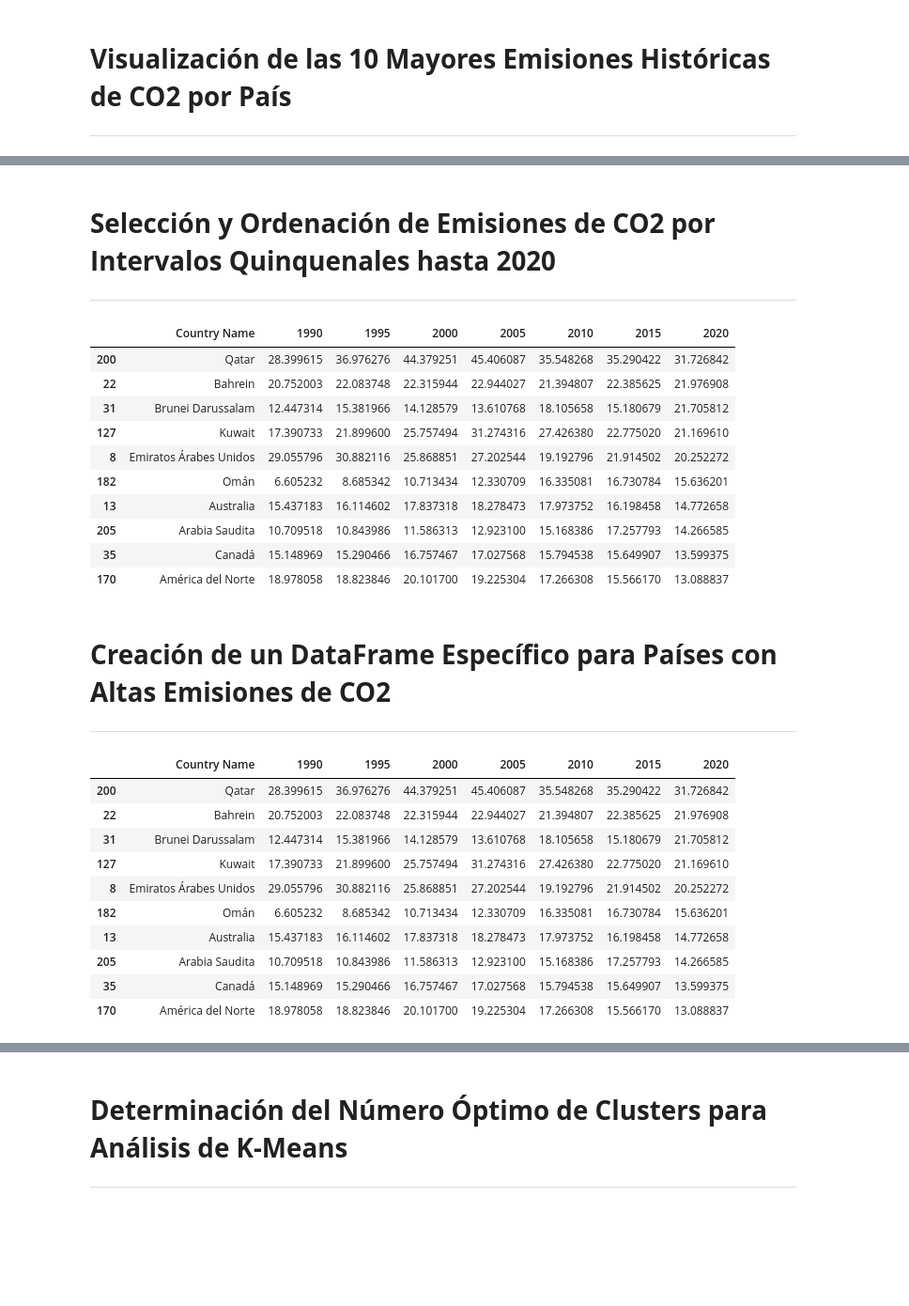
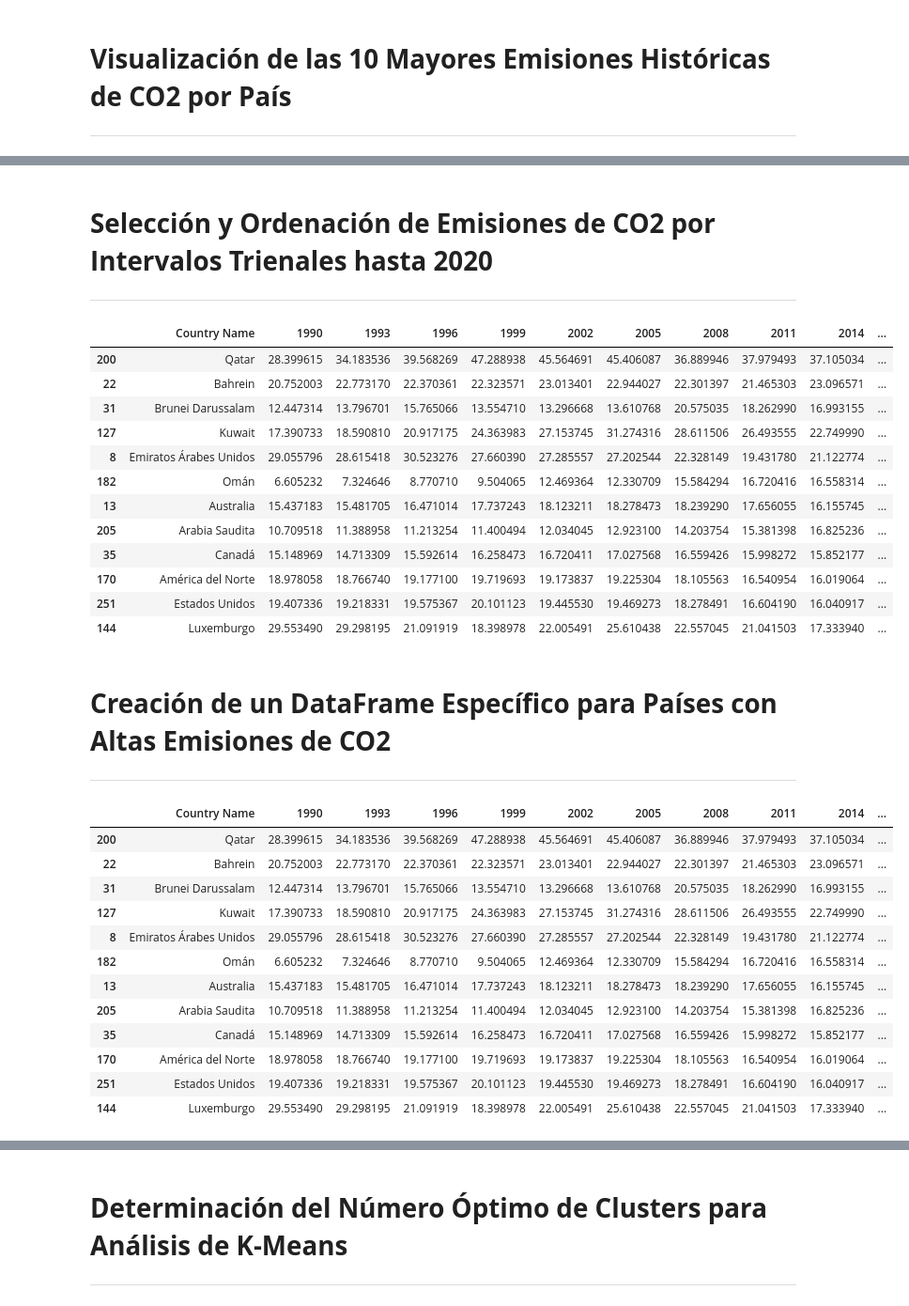
Before and after one commit to AndreesFernandes/Proyecto_Final-BD-ML-, a Jupyter notebook: Proyecto_Final.ipynb, the cells around one changed output, grey strips where cells are left out. Shown at 94% size. Drawn from its saved outputs; the diff is of its cells as text; code cells hidden in the pictures; blank space fills up the shorter version.

```diff
--- a/Proyecto_Final.ipynb
+++ b/Proyecto_Final.ipynb
@@ -176,40 +176,43 @@ fig.show()
 # %% [output]
 [interactive output not drawn]
 # %% [markdown]
-# **Selección y Ordenación de Emisiones de CO2 por Intervalos Quinquenales hasta 2020**
+# **Selección y Ordenación de Emisiones de CO2 por Intervalos Trienales hasta 2020**
 
 ---
 # %%
-# Seleccionamos los años con un intervalo de 5 desde 1990 hasta 2020
-años_seleccionados = ["1990", "1995", "2000", "2005", "2010", "2015", "2020"]
+# Seleccionamos los años con un intervalo de 3 desde 1990 hasta 2020
+años_seleccionados = ["1990", "1993", "1996", "1999", "2002", "2005", "2008", "2011", "2014", "2017", "2020"]
 
 # Incluimos la columna 'Country Name' y los años seleccionados en el DataFrame
 df_reducido = df[["Country Name"] + años_seleccionados]
 
 # Ordenamos los datos por las emisiones del último año seleccionado (2020) en orden descendente
 df_reducido = df_reducido.sort_values(by='2020', ascending=False)
 
 # Mostramos los 10 países con mayores niveles de emisiones en 2020
-df_reducido.head(10)
+df_top = df_reducido.head(12)
+df_top
 # %% [output]
-|  | Country Name | 1990 | 1995 | 2000 | 2005 | 2010 | 2015 | 2020 |
-| 200 | Qatar | 28.399615 | 36.976276 | 44.379251 | 45.406087 | 35.548268 | 35.290422 | 31.726842 |
-| 22 | Bahrein | 20.752003 | 22.083748 | 22.315944 | 22.944027 | 21.394807 | 22.385625 | 21.976908 |
-| 31 | Brunei Darussalam | 12.447314 | 15.381966 | 14.128579 | 13.610768 | 18.105658 | 15.180679 | 21.705812 |
-| 127 | Kuwait | 17.390733 | 21.899600 | 25.757494 | 31.274316 | 27.426380 | 22.775020 | 21.169610 |
-| 8 | Emiratos Árabes Unidos | 29.055796 | 30.882116 | 25.868851 | 27.202544 | 19.192796 | 21.914502 | 20.252272 |
-| 182 | Omán | 6.605232 | 8.685342 | 10.713434 | 12.330709 | 16.335081 | 16.730784 | 15.636201 |
-| 13 | Australia | 15.437183 | 16.114602 | 17.837318 | 18.278473 | 17.973752 | 16.198458 | 14.772658 |
-| 205 | Arabia Saudita | 10.709518 | 10.843986 | 11.586313 | 12.923100 | 15.168386 | 17.257793 | 14.266585 |
-| 35 | Canadá | 15.148969 | 15.290466 | 16.757467 | 17.027568 | 15.794538 | 15.649907 | 13.599375 |
-| 170 | América del Norte | 18.978058 | 18.823846 | 20.101700 | 19.225304 | 17.266308 | 15.566170 | 13.088837 |
+|  | Country Name | 1990 | 1993 | 1996 | 1999 | 2002 | 2005 | 2008 | 2011 | 2014 | ... |
+| 200 | Qatar | 28.399615 | 34.183536 | 39.568269 | 47.288938 | 45.564691 | 45.406087 | 36.889946 | 37.979493 | 37.105034 | ... |
+| 22 | Bahrein | 20.752003 | 22.773170 | 22.370361 | 22.323571 | 23.013401 | 22.944027 | 22.301397 | 21.465303 | 23.096571 | ... |
+| 31 | Brunei Darussalam | 12.447314 | 13.796701 | 15.765066 | 13.554710 | 13.296668 | 13.610768 | 20.575035 | 18.262990 | 16.993155 | ... |
+| 127 | Kuwait | 17.390733 | 18.590810 | 20.917175 | 24.363983 | 27.153745 | 31.274316 | 28.611506 | 26.493555 | 22.749990 | ... |
+| 8 | Emiratos Árabes Unidos | 29.055796 | 28.615418 | 30.523276 | 27.660390 | 27.285557 | 27.202544 | 22.328149 | 19.431780 | 21.122774 | ... |
+| 182 | Omán | 6.605232 | 7.324646 | 8.770710 | 9.504065 | 12.469364 | 12.330709 | 15.584294 | 16.720416 | 16.558314 | ... |
+| 13 | Australia | 15.437183 | 15.481705 | 16.471014 | 17.737243 | 18.123211 | 18.278473 | 18.239290 | 17.656055 | 16.155745 | ... |
+| 205 | Arabia Saudita | 10.709518 | 11.388958 | 11.213254 | 11.400494 | 12.034045 | 12.923100 | 14.203754 | 15.381398 | 16.825236 | ... |
+| 35 | Canadá | 15.148969 | 14.713309 | 15.592614 | 16.258473 | 16.720411 | 17.027568 | 16.559426 | 15.998272 | 15.852177 | ... |
+| 170 | América del Norte | 18.978058 | 18.766740 | 19.177100 | 19.719693 | 19.173837 | 19.225304 | 18.105563 | 16.540954 | 16.019064 | ... |
+| 251 | Estados Unidos | 19.407336 | 19.218331 | 19.575367 | 20.101123 | 19.445530 | 19.469273 | 18.278491 | 16.604190 | 16.040917 | ... |
+| 144 | Luxemburgo | 29.553490 | 29.298195 | 21.091919 | 18.398978 | 22.005491 | 25.610438 | 22.557045 | 21.041503 | 17.333940 | ... |
 # %% [markdown]
 # **Creación de un DataFrame Específico para Países con Altas Emisiones de CO2**
 
 ---
 # %%
 # Creamos un nuevo DataFrame con los 10 países con mayores niveles de emisiones de CO2
-paises_mayor_co2 = ['Qatar', 'Bahrein', 'Brunei Darussalam', 'Kuwait', 'Emiratos Árabes Unidos', 'Omán', 'Australia', 'Arabia Saudita', 'Canadá', 'América del Norte']
+paises_mayor_co2 = ['Qatar', 'Bahrein', 'Brunei Darussalam', 'Kuwait', 'Emiratos Árabes Unidos', 'Omán', 'Australia', 'Arabia Saudita', 'Canadá', 'América del Norte', 'Estados Unidos', 'Luxemburgo']
 
 # Seleccionamos del DataFrame reducido solo aquellos registros que corresponden a los países en nuestra lista
 df_seleccionados = df_reducido[df_reducido['Country Name'].isin(paises_mayor_co2)]
@@ -217,15 +220,17 @@ df_seleccionados = df_reducido[df_reducido['Country Name'].isin(paises_mayor_co2
 # Mostramos el nuevo DataFrame para verificar los datos de los países seleccionados
 df_seleccionados
 # %% [output]
-|  | Country Name | 1990 | 1995 | 2000 | 2005 | 2010 | 2015 | 2020 |
-| 200 | Qatar | 28.399615 | 36.976276 | 44.379251 | 45.406087 | 35.548268 | 35.290422 | 31.726842 |
-| 22 | Bahrein | 20.752003 | 22.083748 | 22.315944 | 22.944027 | 21.394807 | 22.385625 | 21.976908 |
-| 31 | Brunei Darussalam | 12.447314 | 15.381966 | 14.128579 | 13.610768 | 18.105658 | 15.180679 | 21.705812 |
-| 127 | Kuwait | 17.390733 | 21.899600 | 25.757494 | 31.274316 | 27.426380 | 22.775020 | 21.169610 |
-| 8 | Emiratos Árabes Unidos | 29.055796 | 30.882116 | 25.868851 | 27.202544 | 19.192796 | 21.914502 | 20.252272 |
-| 182 | Omán | 6.605232 | 8.685342 | 10.713434 | 12.330709 | 16.335081 | 16.730784 | 15.636201 |
-| 13 | Australia | 15.437183 | 16.114602 | 17.837318 | 18.278473 | 17.973752 | 16.198458 | 14.772658 |
-| 205 | Arabia Saudita | 10.709518 | 10.843986 | 11.586313 | 12.923100 | 15.168386 | 17.257793 | 14.266585 |
-| 35 | Canadá | 15.148969 | 15.290466 | 16.757467 | 17.027568 | 15.794538 | 15.649907 | 13.599375 |
-| 170 | América del Norte | 18.978058 | 18.823846 | 20.101700 | 19.225304 | 17.266308 | 15.566170 | 13.088837 |
+|  | Country Name | 1990 | 1993 | 1996 | 1999 | 2002 | 2005 | 2008 | 2011 | 2014 | ... |
+| 200 | Qatar | 28.399615 | 34.183536 | 39.568269 | 47.288938 | 45.564691 | 45.406087 | 36.889946 | 37.979493 | 37.105034 | ... |
+| 22 | Bahrein | 20.752003 | 22.773170 | 22.370361 | 22.323571 | 23.013401 | 22.944027 | 22.301397 | 21.465303 | 23.096571 | ... |
+| 31 | Brunei Darussalam | 12.447314 | 13.796701 | 15.765066 | 13.554710 | 13.296668 | 13.610768 | 20.575035 | 18.262990 | 16.993155 | ... |
+| 127 | Kuwait | 17.390733 | 18.590810 | 20.917175 | 24.363983 | 27.153745 | 31.274316 | 28.611506 | 26.493555 | 22.749990 | ... |
+| 8 | Emiratos Árabes Unidos | 29.055796 | 28.615418 | 30.523276 | 27.660390 | 27.285557 | 27.202544 | 22.328149 | 19.431780 | 21.122774 | ... |
+| 182 | Omán | 6.605232 | 7.324646 | 8.770710 | 9.504065 | 12.469364 | 12.330709 | 15.584294 | 16.720416 | 16.558314 | ... |
+| 13 | Australia | 15.437183 | 15.481705 | 16.471014 | 17.737243 | 18.123211 | 18.278473 | 18.239290 | 17.656055 | 16.155745 | ... |
+| 205 | Arabia Saudita | 10.709518 | 11.388958 | 11.213254 | 11.400494 | 12.034045 | 12.923100 | 14.203754 | 15.381398 | 16.825236 | ... |
+| 35 | Canadá | 15.148969 | 14.713309 | 15.592614 | 16.258473 | 16.720411 | 17.027568 | 16.559426 | 15.998272 | 15.852177 | ... |
+| 170 | América del Norte | 18.978058 | 18.766740 | 19.177100 | 19.719693 | 19.173837 | 19.225304 | 18.105563 | 16.540954 | 16.019064 | ... |
+| 251 | Estados Unidos | 19.407336 | 19.218331 | 19.575367 | 20.101123 | 19.445530 | 19.469273 | 18.278491 | 16.604190 | 16.040917 | ... |
+| 144 | Luxemburgo | 29.553490 | 29.298195 | 21.091919 | 18.398978 | 22.005491 | 25.610438 | 22.557045 | 21.041503 | 17.333940 | ... |
 # %% [markdown]
```
Also changed, not shown: parts of 7 cells of this notebook.
